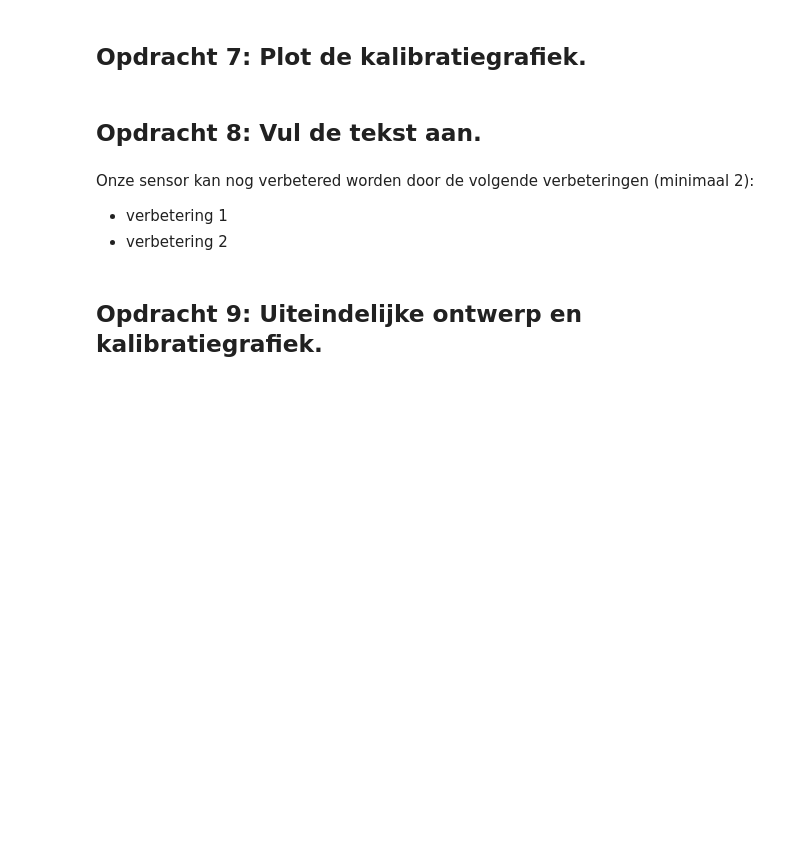
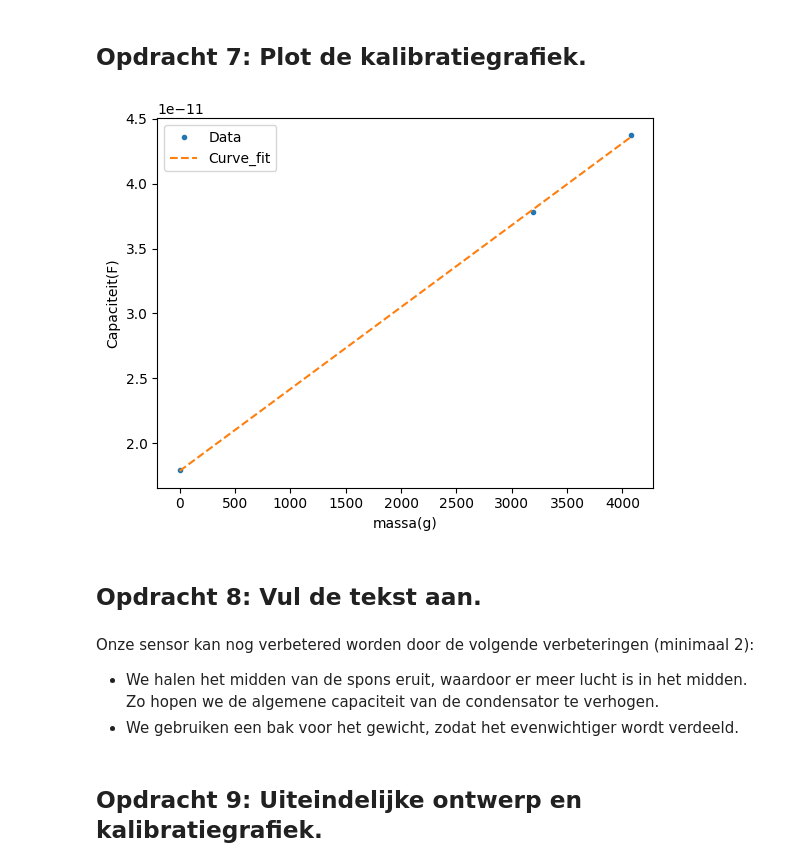
Before and after one commit to daantjebunschoten1-gif/opdrachten-DEF-D, a Jupyter notebook: FysiekeOntwerpopdrachten/2OntwerpEenSensorCondensator/DEFOntwerpopdracht2OntwerpEenSensorInvulTemplate.ipynb, the cells around one changed output. Drawn from its saved outputs; the diff is of its cells as text; code cells hidden in the pictures; blank space fills up the shorter version.

```diff
--- a/FysiekeOntwerpopdrachten/2OntwerpEenSensorCondensator/DEFOntwerpopdracht2OntwerpEenSensorInvulTemplate.ipynb
+++ b/FysiekeOntwerpopdrachten/2OntwerpEenSensorCondensator/DEFOntwerpopdracht2OntwerpEenSensorInvulTemplate.ipynb
@@ -97,10 +155,38 @@ Pas deze tekst aan: Wij gaan een sensor maken die X meet.
+# %%
+def Dikte(C,A,epsilon_0,epsilon_r ):
+    d= epsilon_0*e_r_spons * A / C
+    return d
+
+V_uit = np.array([90e-3,190e-3,220e-3])
+Capaciteit = capaciteit(8,V_uit,100e3,1e3)
+d = Dikte(Capaciteit,A,epsilon_0,e_r_spons)
+grotemassa1 =705.8+579.1+486.3+967.9+450.3+3.48
+grotemassa2 = 705.8+579.1+486.3+967.9+450.3+3.48+880.79+0.486
+massa= np.array([0,grotemassa1,grotemassa2])
+
+def lijn(x,a,b):
+   return a*x+b
+
+var,cov = curve_fit(lijn,massa,Capaciteit)
+x_fit = np.linspace(min(massa),max(massa))
+y_fit = lijn(x_fit,*var)
+
+plt.figure()
+plt.plot(massa,Capaciteit,".",label="Data")
+plt.plot(x_fit,y_fit,"--",label="Curve_fit")
+plt.xlabel("massa(g)")
+plt.ylabel("Capaciteit(F)")
+plt.legend()
+plt.show()
+# %% [output]
+[figure, added]
 # %% [markdown]
 ## Opdracht 8: Vul de tekst aan.
-# %% [markdown]
-Onze sensor kan nog verbetered worden door de volgende verbeteringen (minimaal 2):
-
-* verbetering 1
-* verbetering 2
+# %% [markdown]
+Onze sensor kan nog verbetered worden door de volgende verbeteringen (minimaal 2):
+
+* We halen het midden van de spons eruit, waardoor er meer lucht is in het midden. Zo hopen we de algemene capaciteit van de condensator te verhogen.
+* We gebruiken een bak voor het gewicht, zodat het evenwichtiger wordt verdeeld.
 # %% [markdown]
 ## Opdracht 9: Uiteindelijke ontwerp en kalibratiegrafiek.
 # %% [markdown]
```
Also changed, not shown: parts of 25 cells of this notebook.
